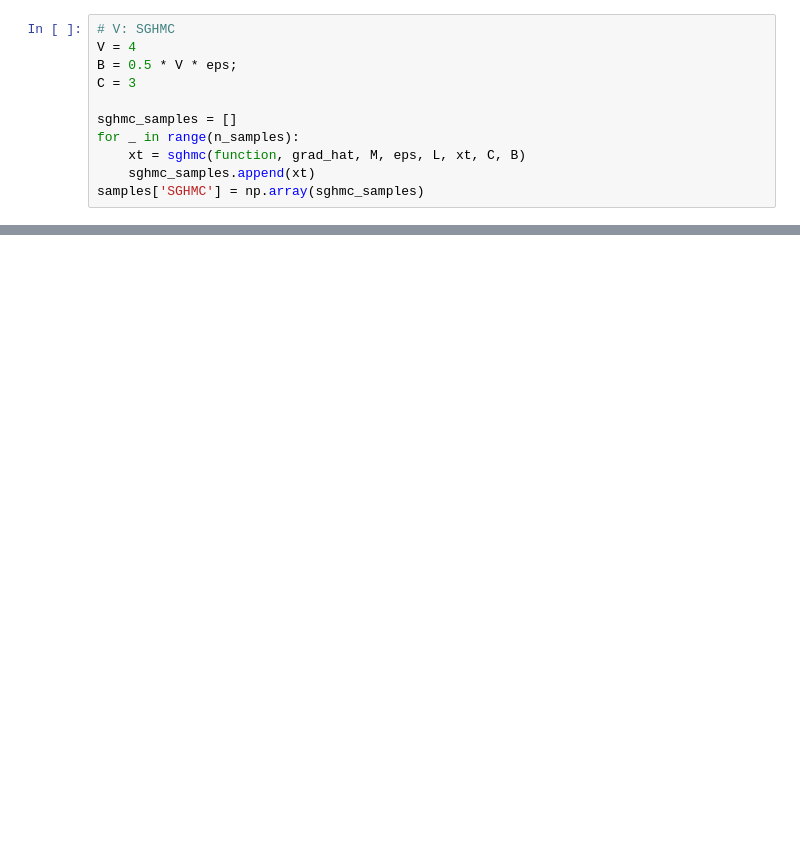
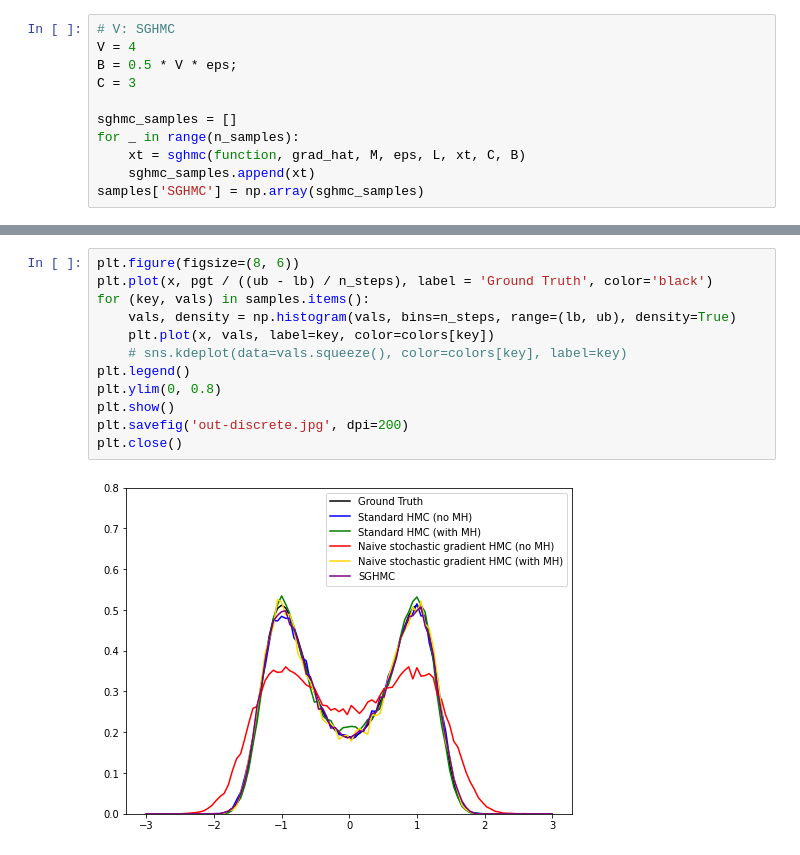
Before and after one commit to Xiaoyang-Song/SGHMC, a Jupyter notebook: hmcs.ipynb, the cells around one changed output, grey strips where cells are left out. Saved outputs shown, nothing was run; the diff lists cells and outputs as text; blank space fills up the shorter version.

```diff
--- a/hmcs.ipynb
+++ b/hmcs.ipynb
@@ -86,0 +89,14 @@ plt.close()
+# %%
+plt.figure(figsize=(8, 6))
+plt.plot(x, pgt / ((ub - lb) / n_steps), label = 'Ground Truth', color='black')
+for (key, vals) in samples.items():
+    vals, density = np.histogram(vals, bins=n_steps, range=(lb, ub), density=True)
+    plt.plot(x, vals, label=key, color=colors[key])
+    # sns.kdeplot(data=vals.squeeze(), color=colors[key], label=key)
+plt.legend()
+plt.ylim(0, 0.8)
+plt.show()
+plt.savefig('out-discrete.jpg', dpi=200)
+plt.close()
+# %% [output]
+[figure, added]
```
Also changed, not shown: parts of 3 cells of this notebook, 1 other file.
